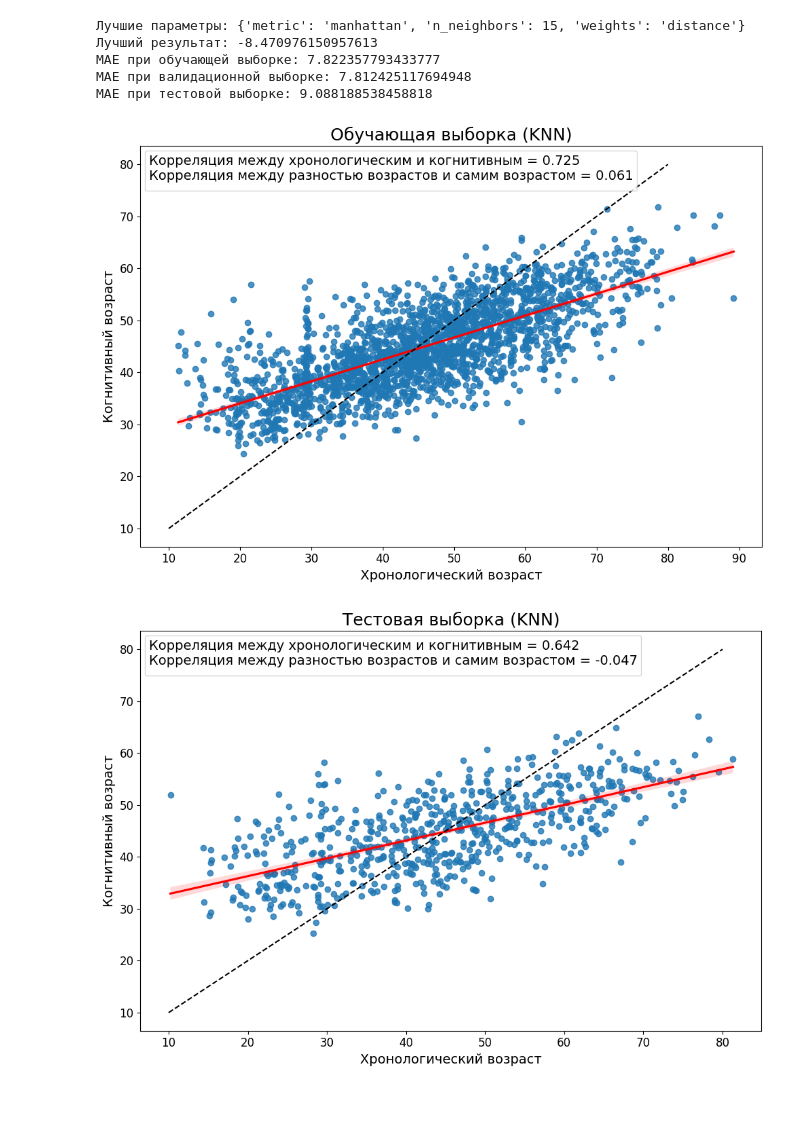
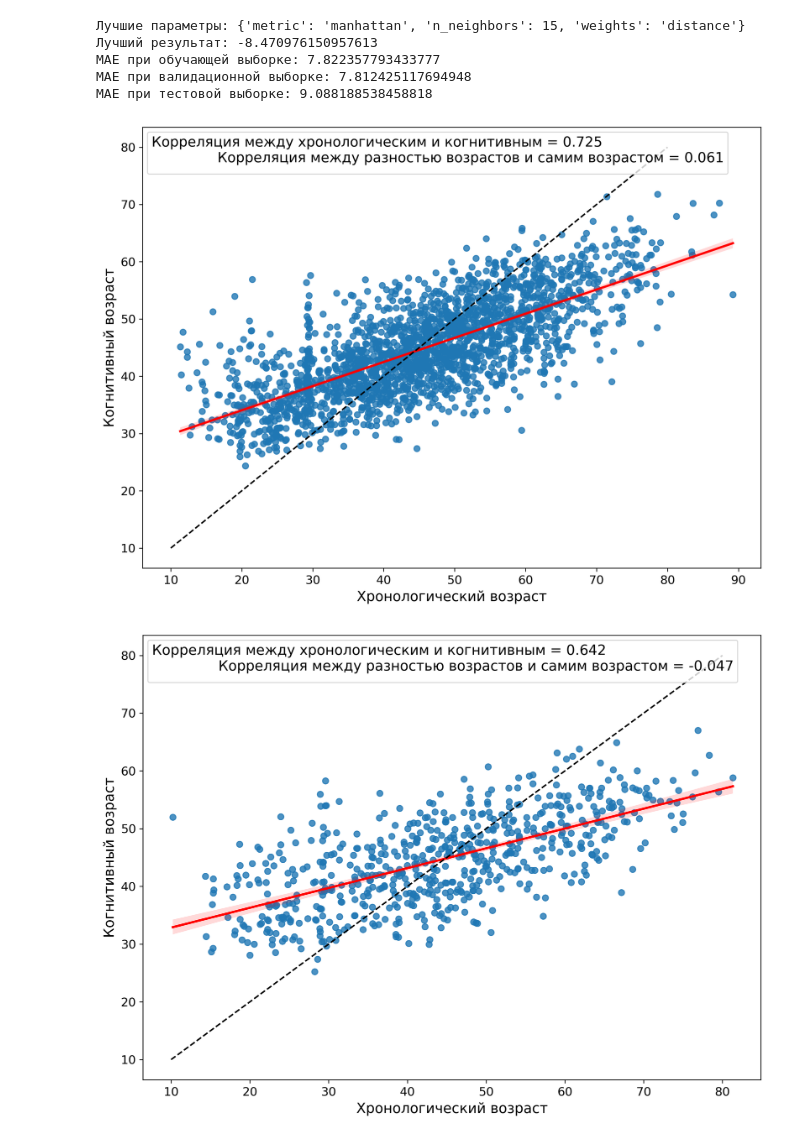
Before and after one commit to hrdslw/Database, a Jupyter notebook: KNN.ipynb, the cells around one changed output. Cells and saved outputs as stored; diff of their text form; code cells hidden in the pictures; blank space fills up the shorter version.

```diff
--- a/KNN.ipynb
+++ b/KNN.ipynb
@@ -103,37 +116,37 @@ MAE при обучающей выборке: 7.822357793433777
 MAE при валидационной выборке: 7.812425117694948
 MAE при тестовой выборке: 9.088188538458818
 # %%
-def scatterplot_with_ages(y1, y2, label):
+def scatterplot_with_ages(y1, y2):
     ages_df = pd.DataFrame({
         'Хронологический возраст': y1,
         'Когнитивный возраст': y2
     })
 
-    plt.figure(figsize=(10, 7))
+    plt.figure(figsize=(10, 7), dpi=300)
 
     r1, p = pearsonr(y1, y2)
     r2, p = spearmanr(abs(y2 - y1), y1)
     sns.regplot(
         data=ages_df,
         x='Хронологический возраст',
         y='Когнитивный возраст',
         line_kws={'color': 'red'}
     )
 
-    plt.legend(title=f'Корреляция между хронологическим и когнитивным = {round(r1, 3)}\nКорреляция между разностью возрастов и самим возрастом = {round(r2, 3)}', loc='upper left', title_fontsize=14)
+    plt.legend(title=f'Корреляция между хронологическим и когнитивным = {round(r1, 3)}\n\
+               Корреляция между разностью возрастов и самим возрастом = {round(r2, 3)}', loc='upper left', title_fontsize=14)
     # TODO другую корреляцию для |y2 - y1|, y1
-    plt.title(label=label, fontsize=18)
     plt.plot([10, 80], [10, 80], 'k--')
     plt.xlabel('Хронологический возраст', fontsize = 14)
     plt.ylabel('Когнитивный возраст', fontsize=14)
     plt.xticks(fontsize=12)
     plt.yticks(fontsize=12)
     plt.tight_layout()
     plt.show()
 
 
-scatterplot_with_ages(y_train, y_train_pred, label='Обучающая выборка (KNN)')
-scatterplot_with_ages(y_test, y_test_pred, label='Тестовая выборка (KNN)')
+scatterplot_with_ages(y_train, y_train_pred)
+scatterplot_with_ages(y_test, y_test_pred)
 # %% [output]
-[figure, old version]
+[figure, new version]
-[figure, old version]
+[figure, new version]
```
Also changed, not shown: parts of 1 cell of this notebook, 6 other files.
